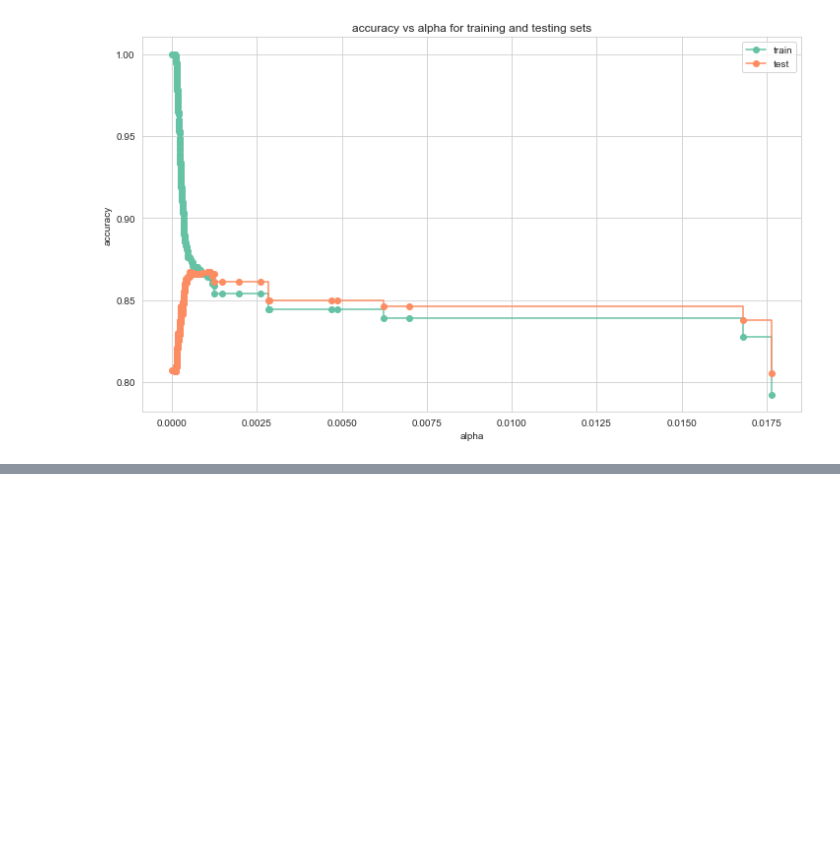
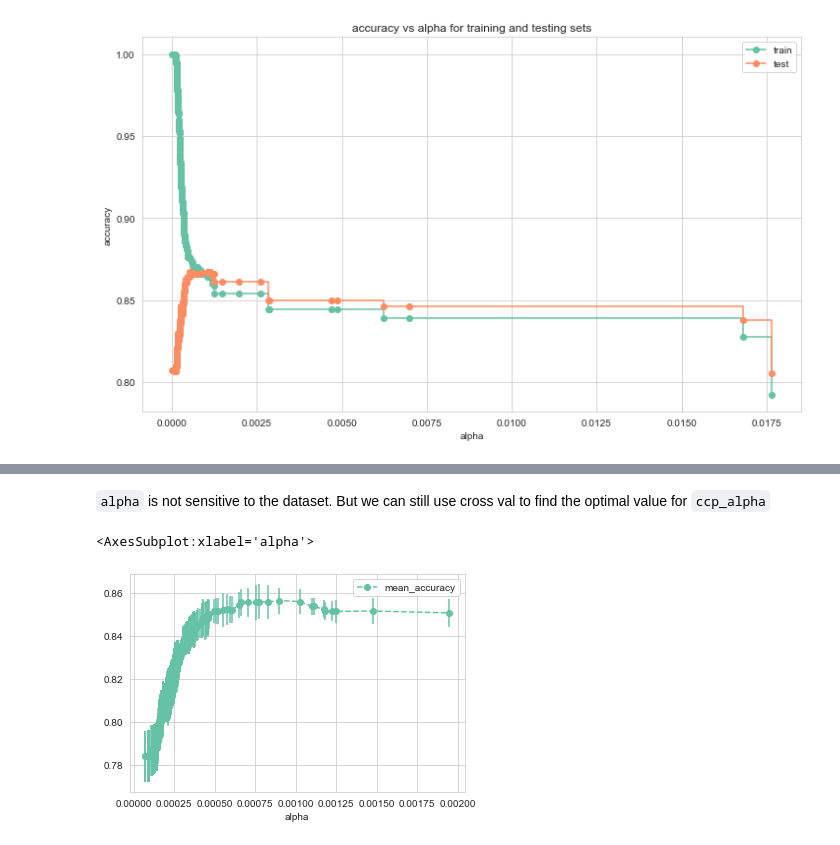
Before and after one commit to mereluo/classfication_bank_user_churn, a Jupyter notebook: 1_EDA.ipynb, the cells around one changed output, grey strips where cells are left out. Drawn from its saved outputs; the diff is of its cells as text; code cells hidden in the pictures; blank space fills up the shorter version.

```diff
--- a/1_EDA.ipynb
+++ b/1_EDA.ipynb
@@ -206,0 +211,25 @@ First, let's demonstrate that different training and testing datasets result in
+# %% [markdown]
+`alpha` is not sensitive to the dataset. But we can still use cross val to find the optimal value for `ccp_alpha`
+# %%
+## create an array to store the results of each fold during cross validation
+alpha_loop_values = []
+narrow = ccp_alphas[(ccp_alphas>0) & (ccp_alphas<0.0025)]
+
+## For each candidate value for alpha, we will run 10-fold cross val.
+## Then we will store the mean and standard deviation of the scores (the accuracy) for each call
+## to cross_val_score in alpha_loop_values...
+for ccp_alpha in narrow:
+    clf_dt = DecisionTreeClassifier(random_state=0, ccp_alpha=ccp_alpha)
+    scores = cross_val_score(clf_dt, X_train, y_train, cv=10)
+    alpha_loop_values.append([ccp_alpha, np.mean(scores), np.std(scores)])
+
+alpha_results = pd.DataFrame(alpha_loop_values,
+                            columns = ['alpha', 'mean_accuracy', 'std'])
+alpha_results.plot(x='alpha',
+                  y='mean_accuracy',
+                  yerr='std',
+                  marker='o',
+                  linestyle='--')
+# %% [output]
+<AxesSubplot:xlabel='alpha'>
+[figure, added]
```
Also changed, not shown: parts of 14 cells of this notebook.
